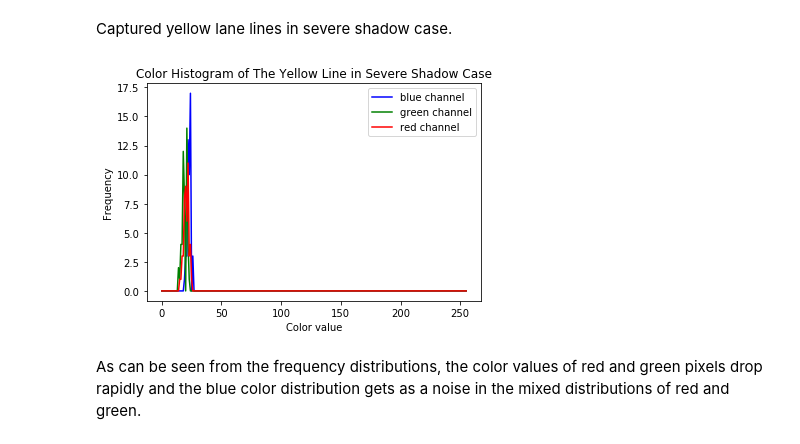
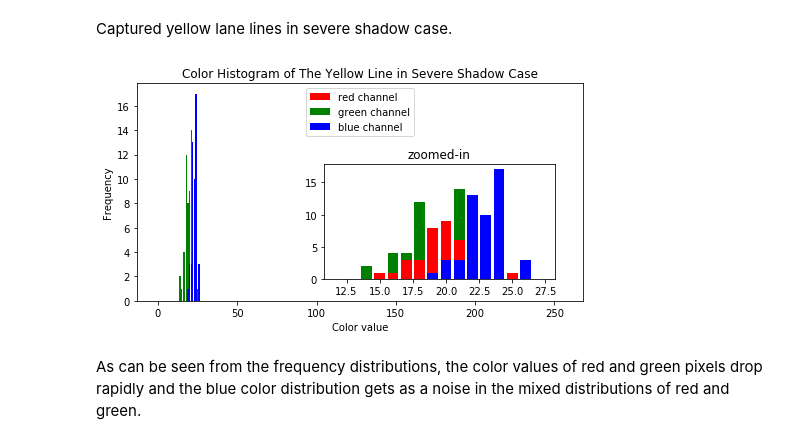
Before and after one commit to musa-atlihan/CarND-Advanced-Lane-Lines, a Jupyter notebook: challenge-illuminant-invariance-solution.ipynb, the cells around one changed output. Saved outputs shown, nothing was run; the diff lists cells and outputs as text; code cells hidden in the pictures.

Commit message:
update histograms

```diff
--- a/challenge-illuminant-invariance-solution.ipynb
+++ b/challenge-illuminant-invariance-solution.ipynb
@@ -85,9 +85,10 @@ yellow_line_hist_b = cv2.calcHist([selected_yellow_pixels[:,:,0]],[0],None,[256]
 yellow_line_hist_g = cv2.calcHist([selected_yellow_pixels[:,:,1]],[0],None,[256],[0,256])
 yellow_line_hist_r = cv2.calcHist([selected_yellow_pixels[:,:,2]],[0],None,[256],[0,256])
 
-plt.plot(yellow_line_hist_b, color='blue', label='blue channel')
-plt.plot(yellow_line_hist_g, color='green', label='green channel')
-plt.plot(yellow_line_hist_r, color='red', label='red channel')
+intensity_x = np.arange(256)
+plt.bar(intensity_x, yellow_line_hist_r[:,0], color='red', label='red channel')
+plt.bar(intensity_x, yellow_line_hist_g[:,0], color='green', label='green channel')
+plt.bar(intensity_x, yellow_line_hist_b[:,0], color='blue', label='blue channel')
 plt.title('Color Histogram of The Yellow Line in Direct Sunlight')
 plt.ylabel('Frequency')
 plt.xlabel('Color value')
@@ -133,18 +134,26 @@ Captured yellow lane lines in severe shadow case.
 # %%
 shadowed_hist_b = cv2.calcHist([selected_shadowed_pixels[:,:,0]],[0],None,[256],[0,256])
 shadowed_hist_g = cv2.calcHist([selected_shadowed_pixels[:,:,1]],[0],None,[256],[0,256])
 shadowed_hist_r = cv2.calcHist([selected_shadowed_pixels[:,:,2]],[0],None,[256],[0,256])
 
-plt.plot(shadowed_hist_b, color='blue', label='blue channel')
-plt.plot(shadowed_hist_g, color='green', label='green channel')
-plt.plot(shadowed_hist_r, color='red', label='red channel')
+plt.figure(figsize=(8,4))
+plt.bar(intensity_x, shadowed_hist_r, color='red', label='red channel')
+plt.bar(intensity_x, shadowed_hist_g, color='green', label='green channel')
+plt.bar(intensity_x, shadowed_hist_b, color='blue', label='blue channel')
 plt.title('Color Histogram of The Yellow Line in Severe Shadow Case')
 plt.ylabel('Frequency')
 plt.xlabel('Color value')
-plt.legend(loc='upper right')
+plt.legend(loc='upper center')
+left, bottom, width, height = [0.45, 0.2, 0.4, 0.4]
+plt.axes([left, bottom, width, height])
+plt.bar(intensity_x[12:28], shadowed_hist_g[12:28], color='green')
+plt.bar(intensity_x[12:28], shadowed_hist_r[12:28], color='red')
+plt.bar(intensity_x[12:28], shadowed_hist_b[12:28], color='blue')
+plt.title('zoomed-in')
 plt.show()
+plt.close()
 # %% [output]
-[figure, old version]
+[figure, new version]
 # %% [markdown]
 As can be seen from the frequency distributions, the color values of red and green pixels drop rapidly and the blue color distribution gets as a noise in the mixed distributions of red and green.
 # %%
```
Also changed, not shown: parts of 6 cells of this notebook.
